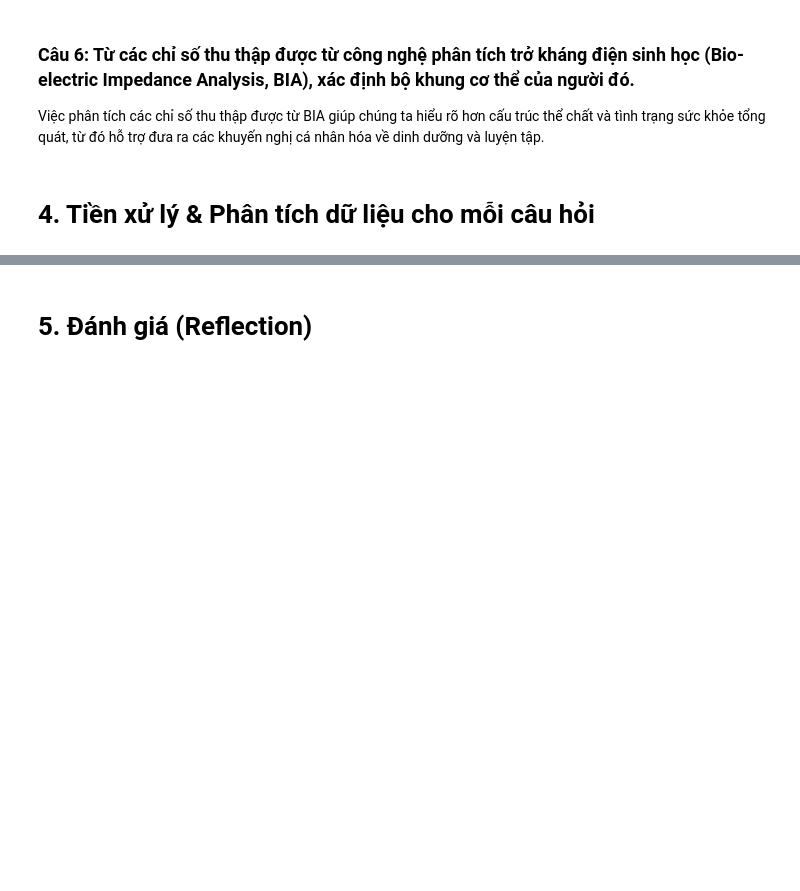
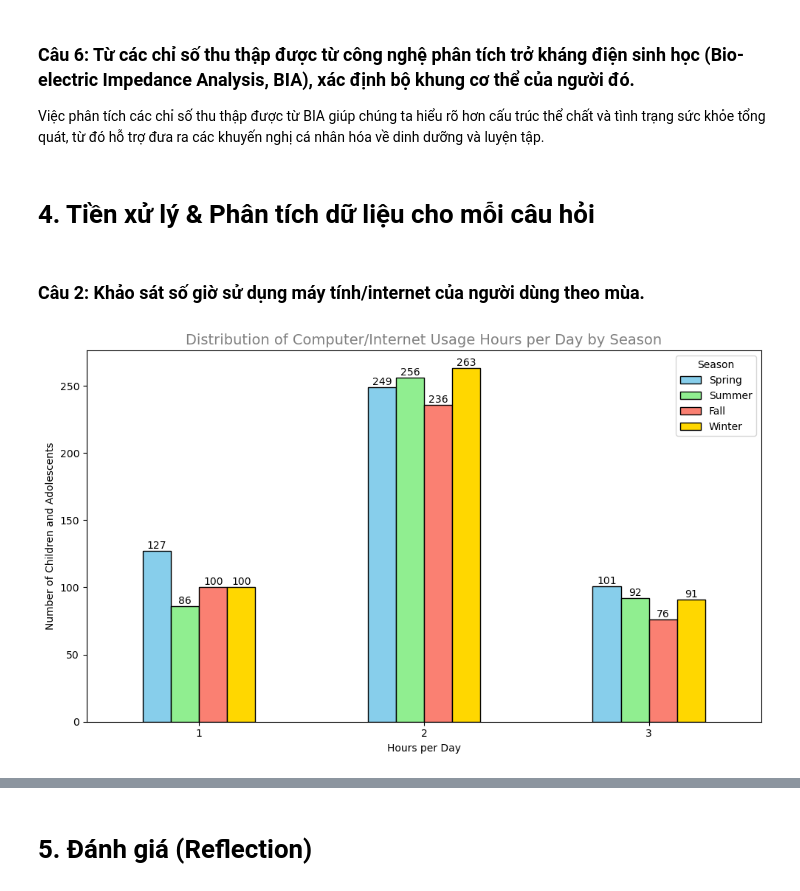
Before and after one commit to xxtnguyn/LTKHDL_Final, a Jupyter notebook: Final_Project.ipynb, the cells around one changed output, grey strips where cells are left out. Drawn from its saved outputs; the diff is of its cells as text; code cells hidden in the pictures; blank space fills up the shorter version.

```diff
--- a/Final_Project.ipynb
+++ b/Final_Project.ipynb
@@ -270,3 +271,33 @@ Việc đặt và trả lời những câu hỏi này giúp chúng ta nhận di
 Việc phân tích các chỉ số thu thập được từ BIA giúp chúng ta hiểu rõ hơn cấu trúc thể chất và tình trạng sức khỏe tổng quát, từ đó hỗ trợ đưa ra các khuyến nghị cá nhân hóa về dinh dưỡng và luyện tập.
 # %% [markdown]
 # **4. Tiền xử lý & Phân tích dữ liệu cho mỗi câu hỏi**
+# %% [markdown]
+### **Câu 2: Khảo sát số giờ sử dụng máy tính/internet của người dùng theo mùa.**
+# %%
+temp_df = df.dropna(subset=['PreInt_EduHx-computerinternet_hoursday'])
+temp_df = temp_df[temp_df['PreInt_EduHx-computerinternet_hoursday'] != 0]
+temp_df['PreInt_EduHx-computerinternet_hoursday'] = temp_df['PreInt_EduHx-computerinternet_hoursday'].astype(int)
+season_order = ['Spring', 'Summer', 'Fall', 'Winter']
+temp_df['PreInt_EduHx-Season'] = pd.Categorical(temp_df['PreInt_EduHx-Season'], categories=season_order, ordered=True)
+# %%
+pivot_table = temp_df.pivot_table(index='PreInt_EduHx-computerinternet_hoursday',
+                                  columns='PreInt_EduHx-Season',
+                                  aggfunc='size',
+                                  fill_value=0)
+
+_, ax = plt.subplots(figsize=(10, 6))
+
+pivot_table[season_order].plot(kind='bar', ax=ax, color=['skyblue', 'lightgreen', 'salmon', 'gold'], edgecolor='black')
+ax.set_title('Distribution of Computer/Internet Usage Hours per Day by Season', loc='center', fontsize=14, color='gray')
+ax.set_xlabel('Hours per Day')
+ax.set_xticklabels(ax.get_xticklabels(), rotation=0)
+ax.set_ylabel('Number of Children and Adolescents')
+ax.legend(title='Season')
+
+for container in ax.containers:
+    ax.bar_label(container, label_type='edge')
+
+plt.tight_layout()
+plt.show()
+# %% [output]
+[figure, added]
```
Also changed, not shown: parts of 14 cells of this notebook.
